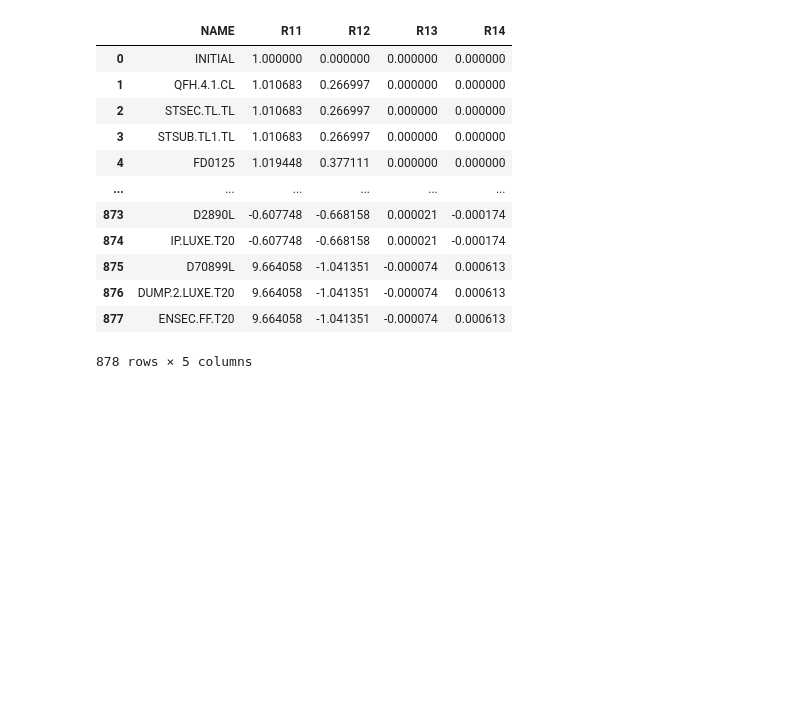
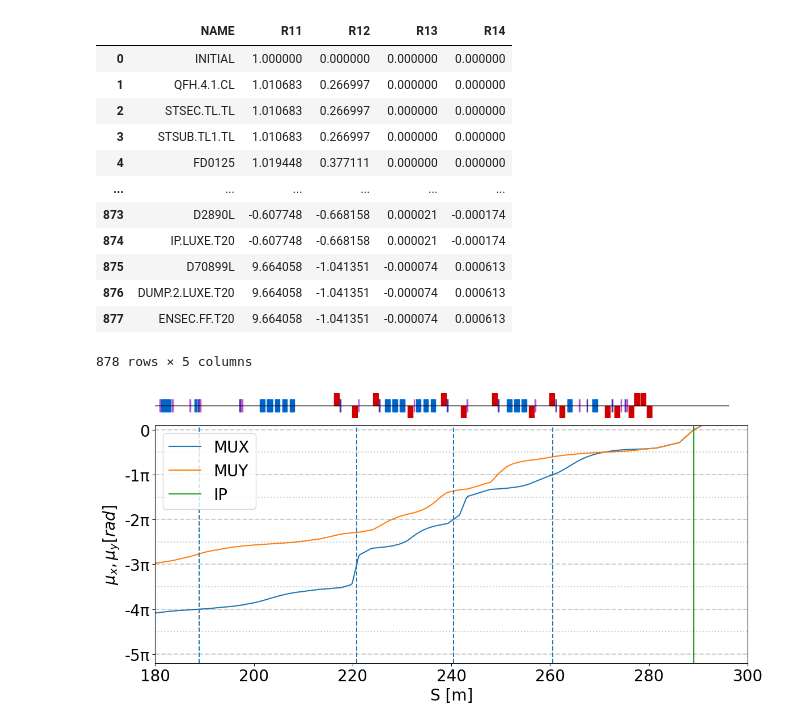
Before and after one commit to MarinDeniaud/luxe-backgrounds, a Jupyter notebook: 06_analysis/jupyter_notebooks/BPM_ELBEX.ipynb, the cells around one changed output. Saved outputs shown, nothing was run; the diff lists cells and outputs as text; code cells hidden in the pictures; blank space fills up the shorter version.

```diff
--- a/06_analysis/jupyter_notebooks/BPM_ELBEX.ipynb
+++ b/06_analysis/jupyter_notebooks/BPM_ELBEX.ipynb
@@ -225,3 +227,10 @@ rmat.data[["NAME", "R11", "R12", "R13", "R14"]]
 | 876 | DUMP.2.LUXE.T20 | 9.664058 | -1.041351 | -0.000074 | 0.000613 |
 | 877 | ENSEC.FF.T20 | 9.664058 | -1.041351 | -0.000074 | 0.000613 |
 878 rows × 5 columns
+# %%
+plotMuAndCorrelation(mu_highlight=None, mup_highlight=None,
+                     S_X_highlight=[-1, -2, -3, -4], S_XP_highlight=None,
+                     S_Y_highlight=None, S_YP_highlight=None)
+_plt.savefig("{}_Phase_advance_all_correlations_x".format(save_name_prefix), dpi=300, bbox_inches='tight')
+# %% [output]
+[figure, added]
```
Also changed, not shown: parts of 12 cells of this notebook, 3 other files.
